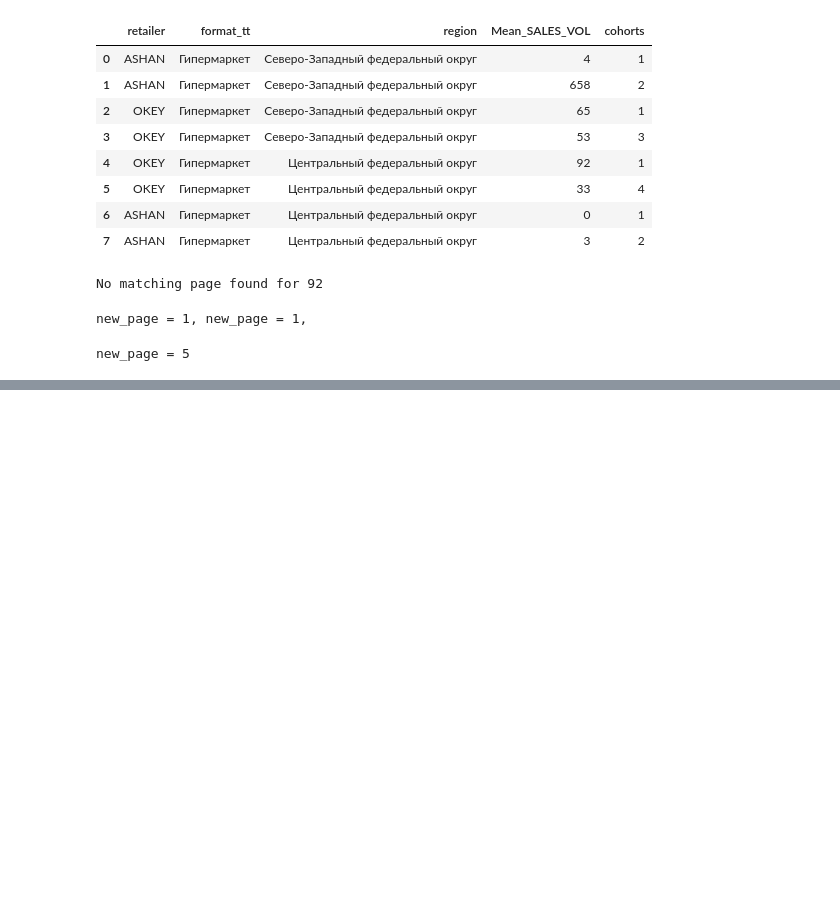
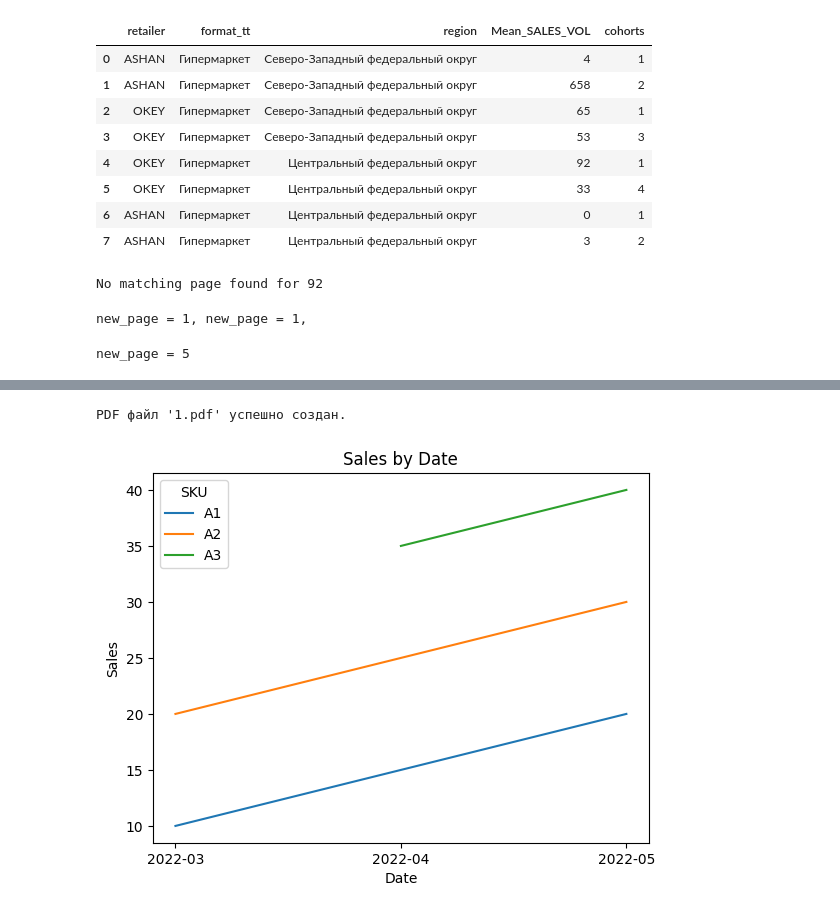
Before and after one commit to budennovsk/Pandas, a Jupyter notebook: reportlab.ipynb, the cells around one changed output, grey strips where cells are left out. Drawn from its saved outputs; the diff is of its cells as text; code cells hidden in the pictures; blank space fills up the shorter version.

```diff
--- a/reportlab.ipynb
+++ b/reportlab.ipynb
@@ -2931,0 +3005,77 @@ new_page = 5
+# %%
+import matplotlib.pyplot as plt
+from reportlab.lib.pagesizes import letter
+from reportlab.pdfgen import canvas
+from reportlab.lib.utils import ImageReader
+from io import BytesIO
+
+# # Данные продаж молока (месяц, количество проданного молока)
+# months = [1, 2, 3, 4, 5, 6, 7, 8, 9, 10, 11, 12]
+# sales = [150, 200, 250, 300, 350, 400, 450, 500, 550, 600, 650, 700]
+
+# # Создание графика с помощью Matplotlib
+# plt.figure(figsize=(10, 5))
+# plt.plot(months, sales, marker='o', linestyle='-', color='b')
+# plt.title("Milk Sales Over the Year")
+# plt.xlabel("Month")
+# plt.ylabel("Sales (liters)")
+# plt.grid(True)
+# plt.xticks(months)
+
+
+
+# Исходные данные
+data = {
+    'SKU': ['A1', 'A2', 'A3'],
+    'Brand': ['Brand1', 'Brand2', 'Brand3'],
+    'Manufacture': ['Manuf1', 'Manuf2', 'Manuf3'],
+    '2022-03': [10, 20, None],
+    '2022-04': [15, 25, 35],
+    '2022-05': [20, 30, 40]
+}
+
+df = pd.DataFrame(data)
+
+# Устанавливаем SKU как индекс
+df.set_index('SKU', inplace=True)
+
+# Выбираем только колонки с датами
+date_columns = [col for col in df.columns if col.startswith('20')]
+
+# Создаем график
+fig, ax = plt.subplots()
+
+# Строим график для каждого SKU
+for sku in df.index:
+    ax.plot(date_columns, df.loc[sku, date_columns], label=sku)
+
+# Настройка графика
+plt.title('Sales by Date')
+plt.xlabel('Date')
+plt.ylabel('Sales')
+plt.legend(title='SKU')
+
+# # Показываем график
+# plt.show()
+
+# Сохранение графика в бинарный формат
+img_buffer = BytesIO()
+plt.savefig(img_buffer, format='png')
+img_buffer.seek(0)  # Перемещение в начало бинарного потока
+
+# Создание PDF файла с ReportLab
+pdf_file = "1.pdf"
+c = canvas.Canvas(pdf_file, pagesize=letter)
+c.setTitle("Milk Sales Report")
+
+# Добавление изображения графика в PDF
+c.drawImage(ImageReader(img_buffer), 50, 400, width=500, height=300)
+
+# Сохранение PDF файла
+c.showPage()
+c.save()
+
+print(f"PDF файл '{pdf_file}' успешно создан.")
+# %% [output]
+PDF файл '1.pdf' успешно создан.
+[figure, added]
```
Also changed, not shown: parts of 6 cells of this notebook.
